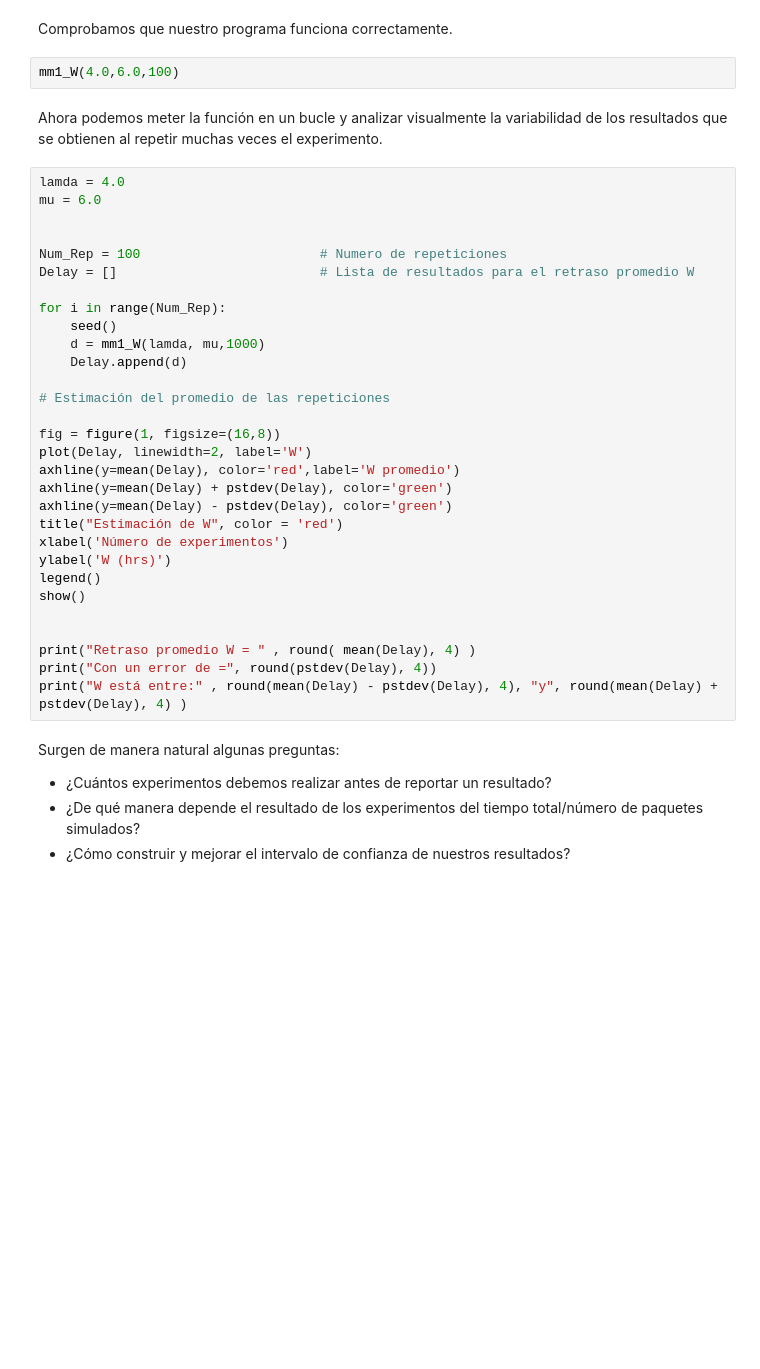
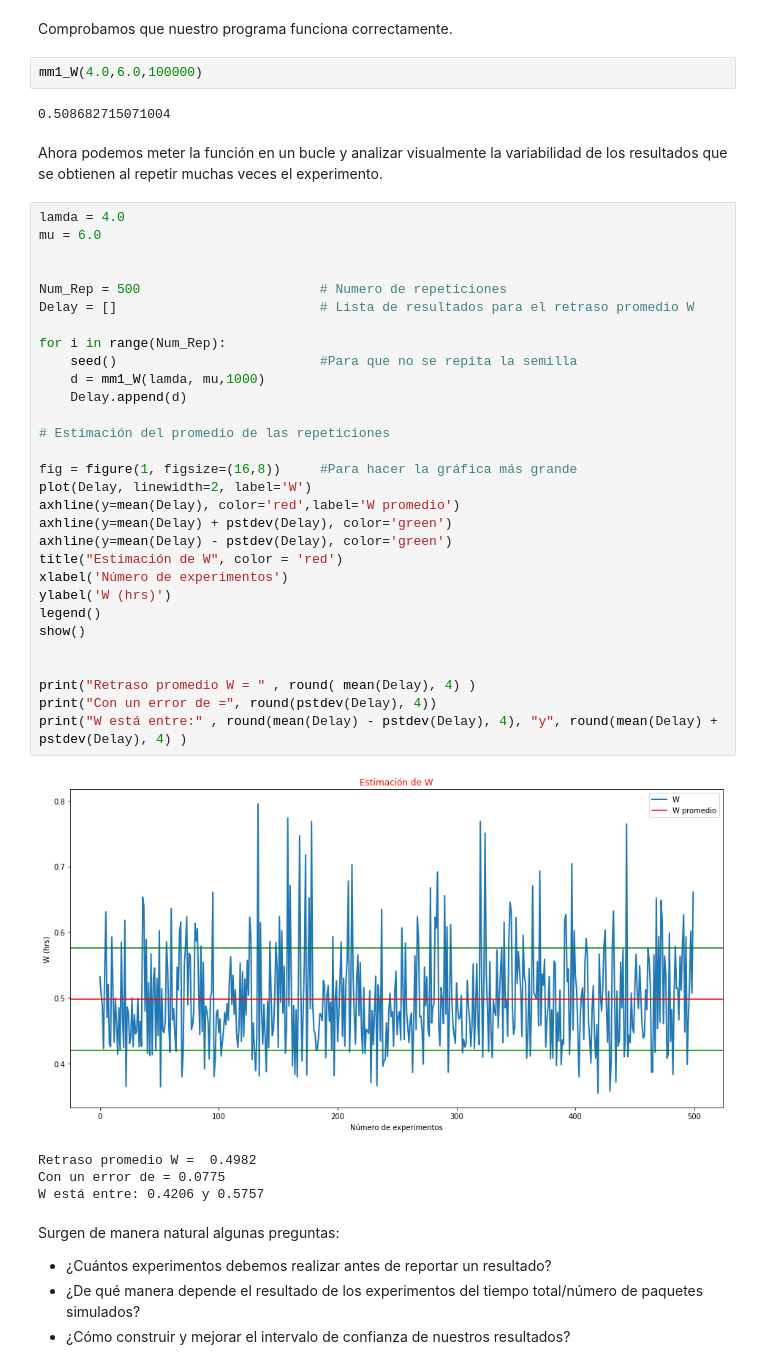
Before and after one commit to JavisG300/Simulacion-II, a Jupyter notebook: Simulacion de un sistema de linea de espera.ipynb, the cells around one changed output. Cells and saved outputs as stored; diff of their text form; blank space fills up the shorter version.

```diff
--- a/Simulacion de un sistema de linea de espera.ipynb
+++ b/Simulacion de un sistema de linea de espera.ipynb
@@ -846,39 +846,46 @@ def mm1_W(lamda, mu, Num_Pkts):
 # %% [markdown]
 Comprobamos que nuestro programa funciona correctamente.
 # %%
-mm1_W(4.0,6.0,100)
+mm1_W(4.0,6.0,100000)
+# %% [output]
+0.508682715071004
 # %% [markdown]
 Ahora podemos meter la función en un bucle y analizar visualmente la variabilidad de los resultados que se obtienen al repetir muchas veces el experimento.
 # %%
 lamda = 4.0
 mu = 6.0
 
 
-Num_Rep = 100                       # Numero de repeticiones
+Num_Rep = 500                       # Numero de repeticiones
 Delay = []                          # Lista de resultados para el retraso promedio W
 
 for i in range(Num_Rep):
-    seed()
+    seed()                          #Para que no se repita la semilla
     d = mm1_W(lamda, mu,1000)
     Delay.append(d)
 
 # Estimación del promedio de las repeticiones
 
-fig = figure(1, figsize=(16,8))
+fig = figure(1, figsize=(16,8))     #Para hacer la gráfica más grande
 plot(Delay, linewidth=2, label='W')
 axhline(y=mean(Delay), color='red',label='W promedio')
 axhline(y=mean(Delay) + pstdev(Delay), color='green')
 axhline(y=mean(Delay) - pstdev(Delay), color='green')
 title("Estimación de W", color = 'red')
 xlabel('Número de experimentos')
 ylabel('W (hrs)')
 legend()
 show()
 
 
 print("Retraso promedio W = " , round( mean(Delay), 4) )
 print("Con un error de =", round(pstdev(Delay), 4))
 print("W está entre:" , round(mean(Delay) - pstdev(Delay), 4), "y", round(mean(Delay) + pstdev(Delay), 4) )
+# %% [output]
+[figure, added]
+Retraso promedio W =  0.4982
+Con un error de = 0.0775
+W está entre: 0.4206 y 0.5757
 # %% [markdown]
 Surgen de manera natural algunas preguntas:
 
```
Also changed, not shown: 2 other files.
